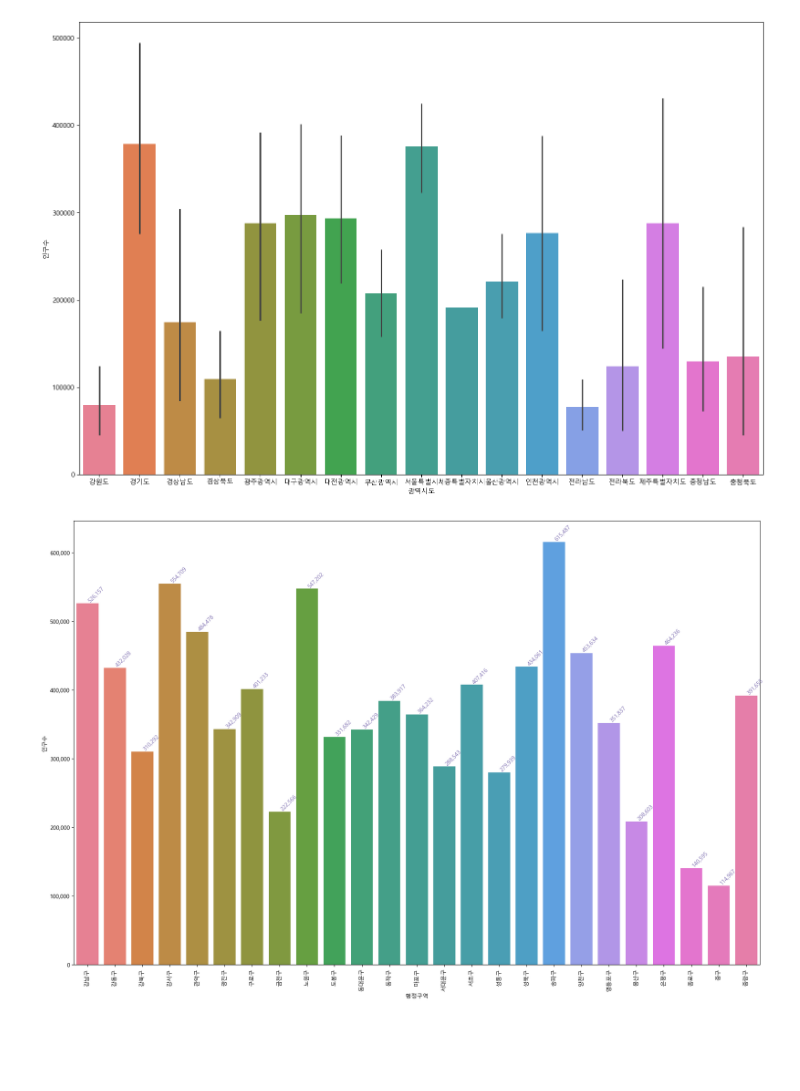
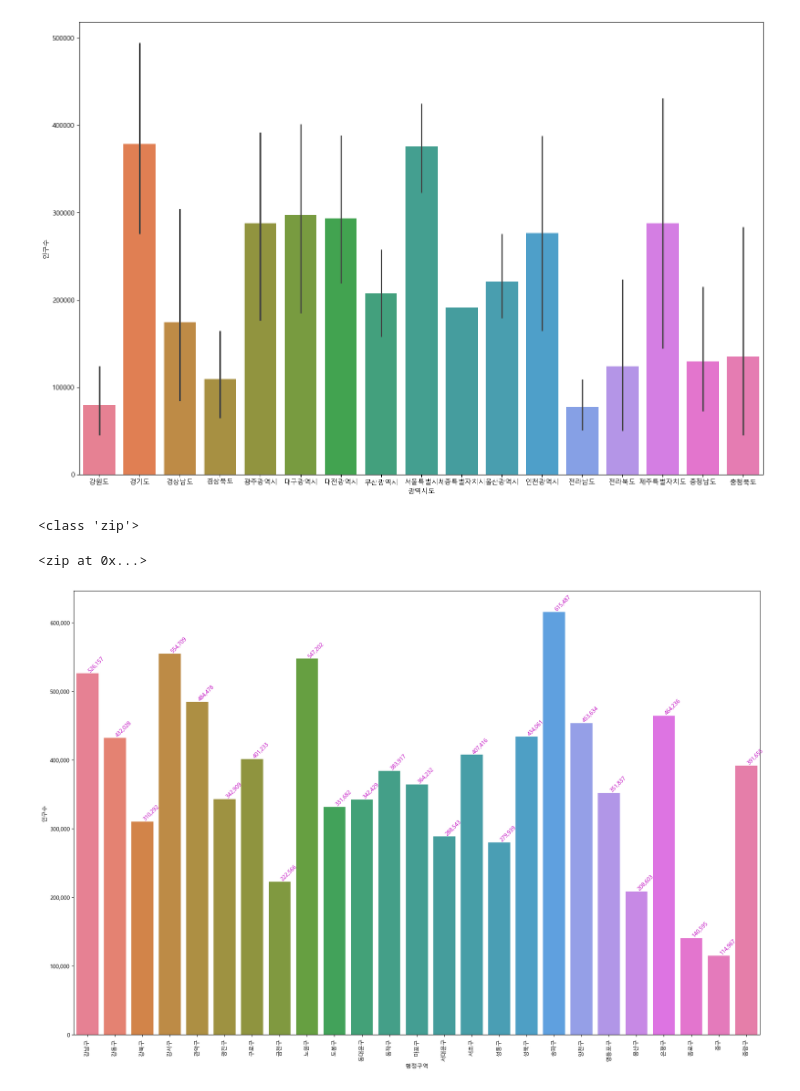
Before and after one commit to Jangdochi/python_webscraping_analysis, a Jupyter notebook: 03.행정구역정보_분석과시각화.ipynb, the cells around one changed output. Saved outputs shown, nothing was run; the diff lists cells and outputs as text; code cells hidden in the pictures; blank space fills up the shorter version.

```diff
--- a/03.행정구역정보_분석과시각화.ipynb
+++ b/03.행정구역정보_분석과시각화.ipynb
@@ -739,19 +739,29 @@ sns.barplot(data=data,x='광역시도',y='인구수',ax=axes1,hue='광역시도'
 # %% [output]
 <Axes: xlabel='광역시도', ylabel='인구수'>
 [figure]
+# %%
+print(type(seoul_df["인구수"].items()))
+seoul_df["인구수"].items()
+# %% [output]
+<class 'zip'>
+<zip at 0x...>
+# %%
+for i, v in enumerate(seoul_df["인구수"].items()):
+    #print(i,v)
+    print(i,v[1])
 # %%
-# figure, ax1 = plt.subplots(nrows=1, ncols=1)
-# figure.set_size_inches(18,12)
-# sns.barplot(data=seoul_df, x="행정구역", y="인구수", ax=ax1,hue='행정구역')
+figure, ax1 = plt.subplots(nrows=1, ncols=1)
+figure.set_size_inches(18,12)
+sns.barplot(data=seoul_df, x="행정구역", y="인구수", ax=ax1,hue='행정구역')
 
 #y축의 label값에 ,(콤마) 출력하기
-# ax1.get_yaxis().set_major_formatter(plt.FuncFormatter(lambda x, loc: "{:,}".format(int(x))))
+ax1.get_yaxis().set_major_formatter(plt.FuncFormatter(lambda x, loc: "{:,}".format(int(x))))
 
 
-# for item in ax1.get_xticklabels():
-#     item.set_rotation(90)
-# for i, v in enumerate(seoul_df["인구수"].items()):
-#     ax1.text(i ,v[1], "{:,}".format(v[1]), color='m', va ='bottom', rotation=45)
-# plt.tight_layout()
+for item in ax1.get_xticklabels():
+    item.set_rotation(90)
+for i, v in enumerate(seoul_df["인구수"].items()):
+    ax1.text(i ,v[1], "{:,}".format(v[1]), color='m', va ='bottom', rotation=45)
+plt.tight_layout()
 # %% [output]
-[figure, old version]
+[figure, new version]
```
